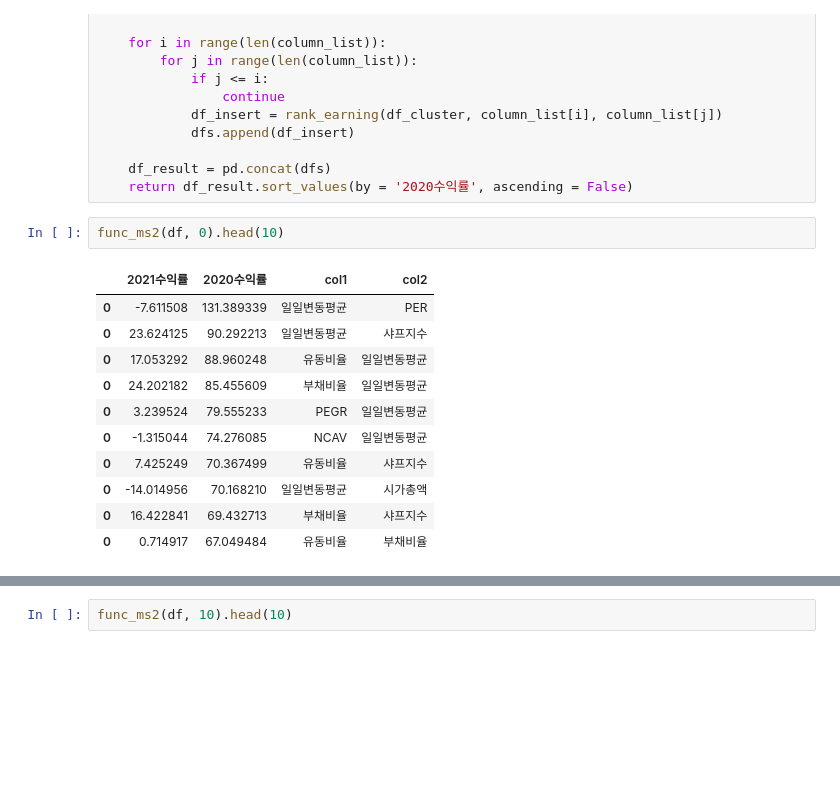
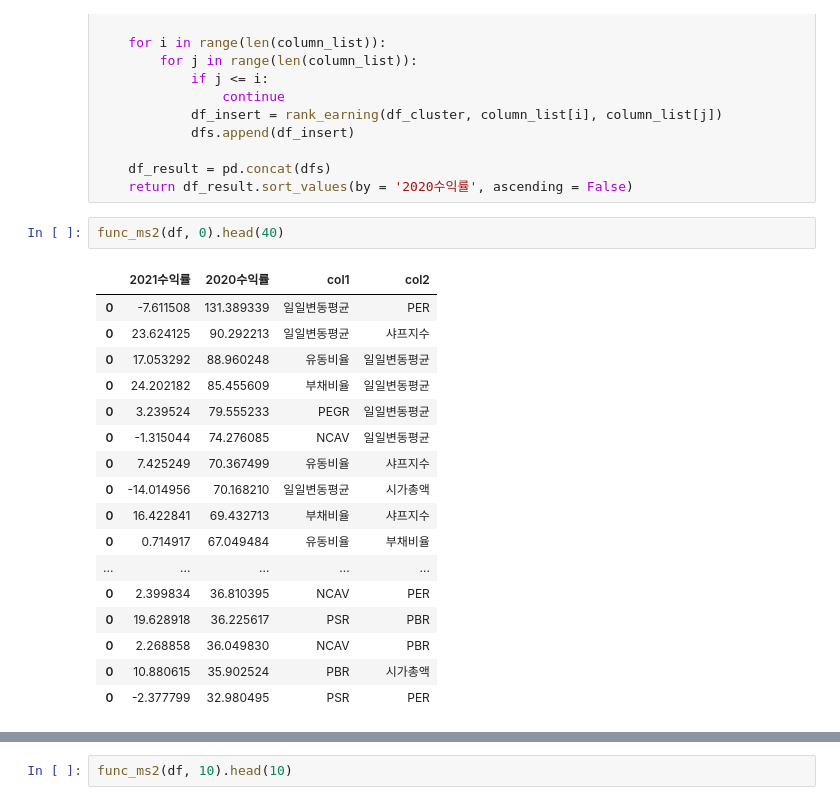
Before and after one commit to chulwonchae/customized_portfolio_pj, a Jupyter notebook: 2.PCA&Clustering.ipynb, the cells around one changed output, grey strips where cells are left out. Drawn from its saved outputs; the diff is of its cells as text; blank space fills up the shorter version.

```diff
--- a/2.PCA&Clustering.ipynb
+++ b/2.PCA&Clustering.ipynb
@@ -801,17 +801,23 @@ def func_ms2(df_origin, n_cluster):
     df_result = pd.concat(dfs)
     return df_result.sort_values(by = '2020수익률', ascending = False)
 # %%
-func_ms2(df, 0).head(10)
+func_ms2(df, 0).head(40)
 # %% [output]
 |  | 2021수익률 | 2020수익률 | col1 | col2 |
 | 0 | -7.611508 | 131.389339 | 일일변동평균 | PER |
 | 0 | 23.624125 | 90.292213 | 일일변동평균 | 샤프지수 |
 | 0 | 17.053292 | 88.960248 | 유동비율 | 일일변동평균 |
 | 0 | 24.202182 | 85.455609 | 부채비율 | 일일변동평균 |
 | 0 | 3.239524 | 79.555233 | PEGR | 일일변동평균 |
 | 0 | -1.315044 | 74.276085 | NCAV | 일일변동평균 |
 | 0 | 7.425249 | 70.367499 | 유동비율 | 샤프지수 |
 | 0 | -14.014956 | 70.168210 | 일일변동평균 | 시가총액 |
 | 0 | 16.422841 | 69.432713 | 부채비율 | 샤프지수 |
 | 0 | 0.714917 | 67.049484 | 유동비율 | 부채비율 |
+| ... | ... | ... | ... | ... |
+| 0 | 2.399834 | 36.810395 | NCAV | PER |
+| 0 | 19.628918 | 36.225617 | PSR | PBR |
+| 0 | 2.268858 | 36.049830 | NCAV | PBR |
+| 0 | 10.880615 | 35.902524 | PBR | 시가총액 |
+| 0 | -2.377799 | 32.980495 | PSR | PER |
 # %%
```
Also changed, not shown: parts of 15 cells of this notebook, 14 other files.
